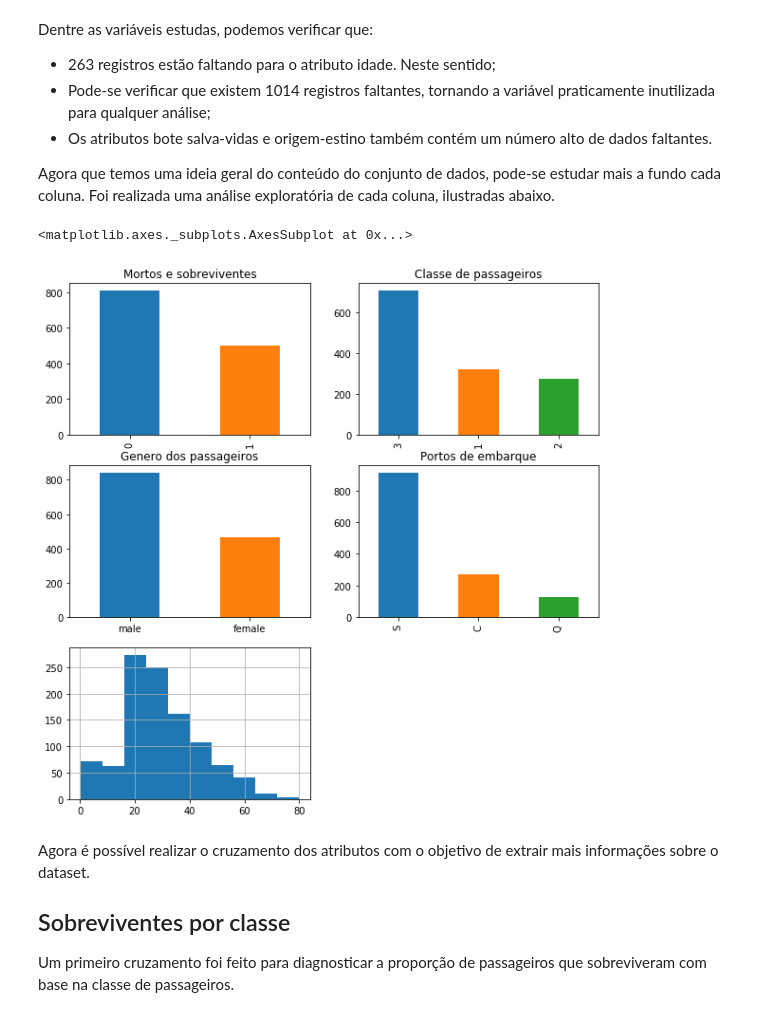
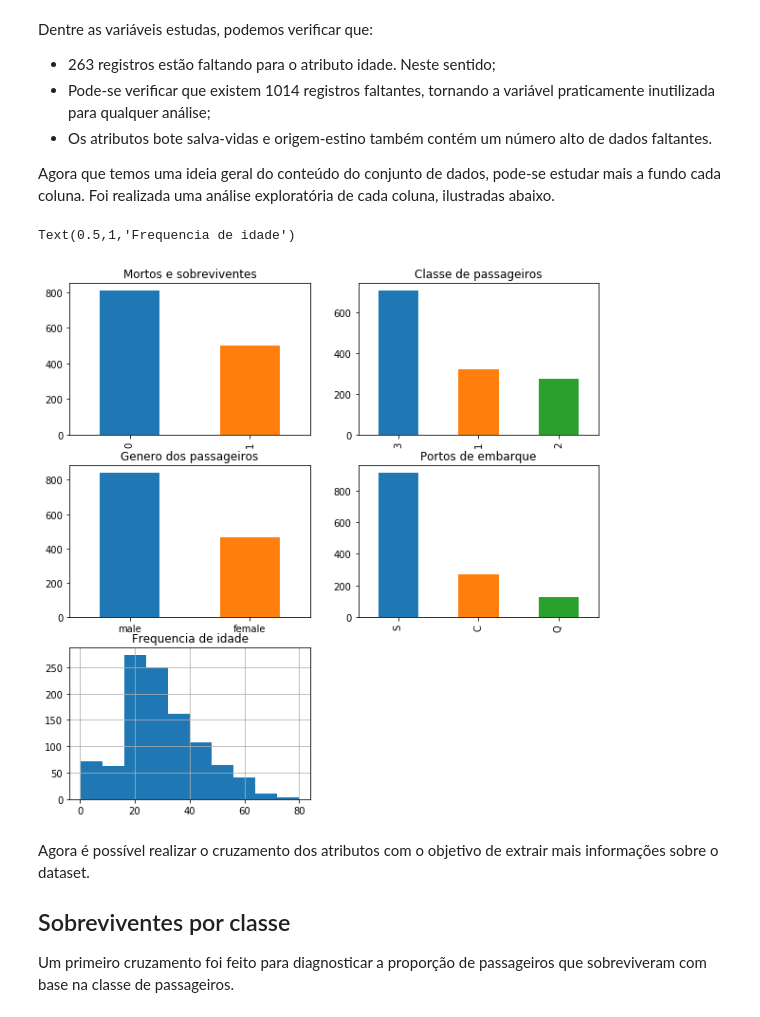
Before and after one commit to nativanando/masters-degree, a Jupyter notebook: mineracao-de-dados/titanic-dataset/titanic-analise .ipynb, the cells around one changed output. Cells and saved outputs as stored; diff of their text form; code cells hidden in the pictures.

```diff
--- a/mineracao-de-dados/titanic-dataset/titanic-analise .ipynb
+++ b/mineracao-de-dados/titanic-dataset/titanic-analise .ipynb
@@ -100,35 +134,36 @@ fizsize_with_subplots = (10, 10)
 bin_size = 10
 
 fig = plt.figure(figsize=fizsize_with_subplots)
 fig_dims = (3, 2)
 
 # Gráfico que identifica o NNúmero de mortos e sobreviventes
 plt.subplot2grid(fig_dims, (0, 0))
 df['sobreviveu'].value_counts().plot(kind='bar',
                                          title='Mortos e sobreviventes')
 
 # Gráfico que identifica a frequência das classes do navio
 plt.subplot2grid(fig_dims, (0, 1))
 df['classe'].value_counts().plot(kind='bar',
                                        title='Classe de passageiros')
 
 # Gráfico que identifica o sexo dos passageiros
 plt.subplot2grid(fig_dims, (1, 0))
 df['sexo'].value_counts().plot(kind='bar',
                                     title='Genero dos passageiros')
 plt.xticks(rotation=0)
 
 # Gráfico que identifica os portos de embarque
 plt.subplot2grid(fig_dims, (1, 1))
 df['porto de embarque'].value_counts().plot(kind='bar',
                                          title='Portos de embarque')
 
 # Gráfico que identifica as idades dos passageiros
 plt.subplot2grid(fig_dims, (2, 0))
 df['idade'].hist()
+plt.title('Frequencia de idade')
 # %% [output]
-<matplotlib.axes._subplots.AxesSubplot at 0x...>
+Text(0.5,1,'Frequencia de idade')
-[figure, old version]
+[figure, new version]
 # %% [markdown]
 Agora é possível realizar o cruzamento dos atributos com o objetivo de extrair mais informações sobre o dataset.
 
```
Also changed, not shown: parts of 26 cells of this notebook.
